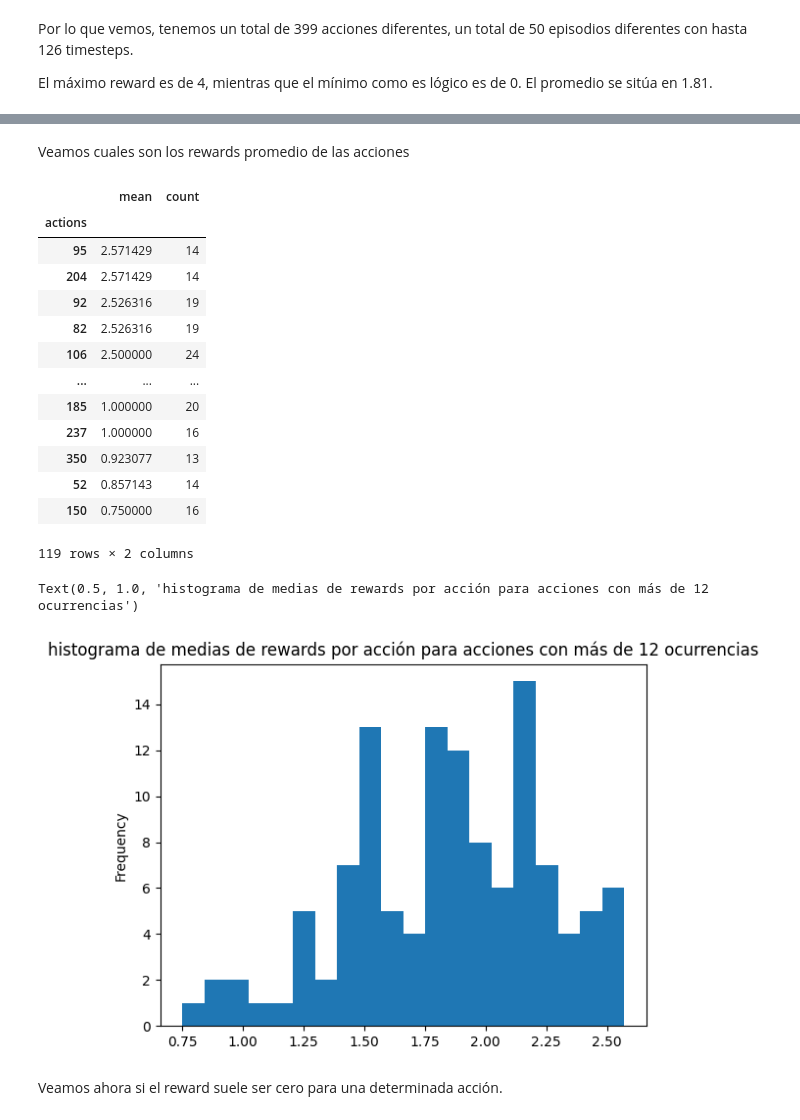
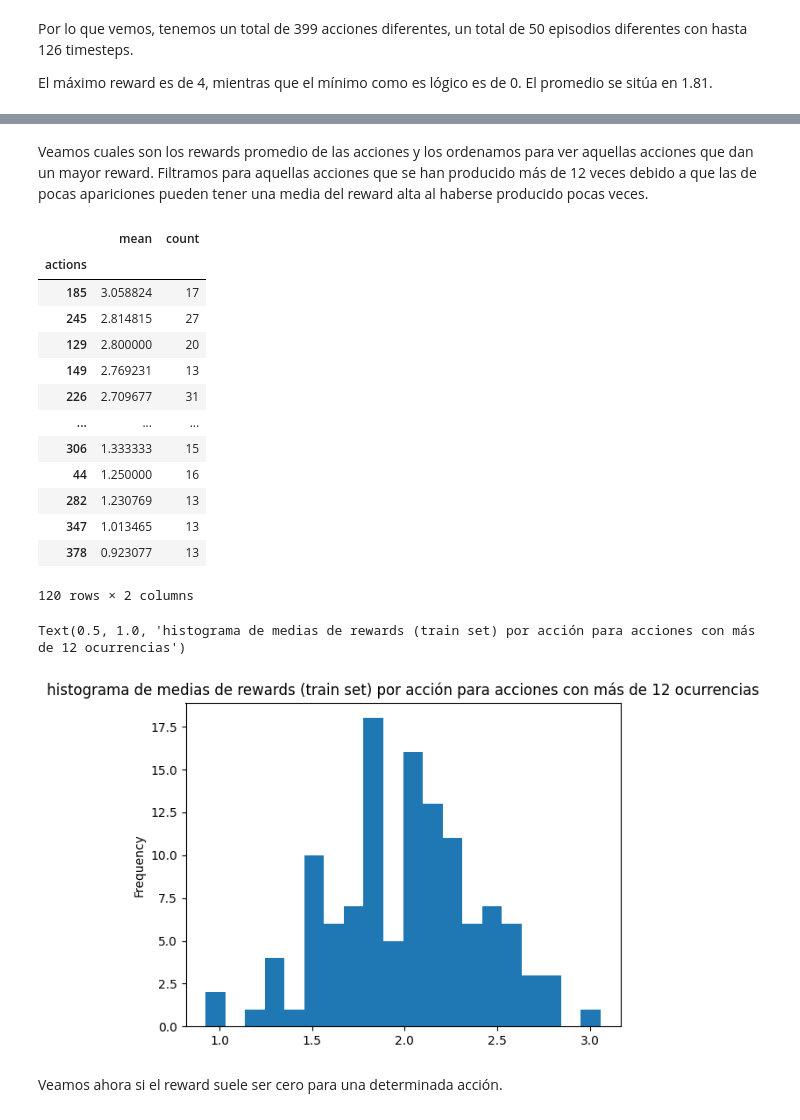
Before and after one commit to pvbl/rlrecsys, a Jupyter notebook: notebooks/03_tfm_rlrecsys-models_offline.ipynb, the cells around one changed output, grey strips where cells are left out. Cells and saved outputs as stored; diff of their text form; code cells hidden in the pictures.

```diff
--- a/notebooks/03_tfm_rlrecsys-models_offline.ipynb
+++ b/notebooks/03_tfm_rlrecsys-models_offline.ipynb
@@ -80,5 +82,6 @@ Cargamos el fichero de long Interest Rate para utilizarlo posteriormente con los
 # %%
 #OUTPUT_DIR = "C:\\Users\\Paul\\ray_results\\DQN_2022-09-01_17-40-13\\DQN_env_ie_5e8d7_00000_0_2022-09-01_17-40-13\\data"
-json_output_file = "C:\\Users\\Paul\\ray_results\\DQN_2022-09-01_17-40-13\\DQN_env_ie_5e8d7_00000_0_2022-09-01_17-40-13\\data\\output-2022-09-01_17-40-45_worker-0_1.json"
+json_output_file_evaluation = "C:\\Users\\Paul\\ray_results\\DQN_2022-09-01_17-40-13\\DQN_env_ie_5e8d7_00000_0_2022-09-01_17-40-13\\data\\output-2022-09-01_17-40-45_worker-0_1.json"
+json_output_file = "C:\\Users\\Paul\\ray_results\\DQN_2022-09-01_17-40-13\\DQN_env_ie_5e8d7_00000_0_2022-09-01_17-40-13\\data\\output-2022-09-01_17-40-22_worker-0_0.json"
 json_output_file
 # %% [output]
@@ -132,12 +135,24 @@ memory usage: 144.7+ KB
 # %% [markdown]
 ## Análisis de los datos offline
 # %%
+def explode_df(df, cols):
+    df_exp = df[cols].apply(pd.Series.explode).reset_index()
+    return df_exp
+
+def clean_cols_exploded(df_exp):
+    cols_to_float = ["rewards","prev_rewards","action_prob","dones"]
+    df_exp[cols_to_float] = df_exp[cols_to_float].astype("float")
+    cols_to_cat = ["eps_id","unroll_id"]
+    df_exp[cols_to_cat] = df_exp[cols_to_cat].astype("category")
+    return df_exp
+
+
 cols = ["eps_id","unroll_id","actions","prev_actions","t","rewards","prev_rewards","action_prob","q_values","dones"]
-df_exp = df[cols].apply(pd.Series.explode).reset_index()
-cols_to_float = ["rewards","prev_rewards","action_prob","dones"]
-df_exp[cols_to_float] = df_exp[cols_to_float].astype("float")
-cols_to_cat = ["eps_id","unroll_id"]
-df_exp[cols_to_cat] = df_exp[cols_to_cat].astype("category")
+
+df_exp = explode_df(df, cols)
+df_exp = clean_cols_exploded(df_exp)
+
+
 df_exp.head()
 # %% [output]
 |  | index | eps_id | unroll_id | actions | prev_actions | t | rewards | prev_rewards | action_prob | ... |
@@ -174,5 +189,5 @@ Text(0.5, 1.0, 'histograma de action prob')
-# %% [markdown]
-Veamos cuales son los rewards promedio de las acciones
+# %% [markdown]
+Veamos cuales son los rewards promedio de las acciones y los ordenamos para ver aquellas acciones que dan un mayor reward. Filtramos para aquellas acciones que se han producido más de 12 veces debido a que las de pocas apariciones pueden tener una media del reward alta al haberse producido pocas veces.
 # %%
 actionsbyrew = df_exp.groupby("actions").rewards.agg(["mean","count"])
 actionsbyrew = actionsbyrew[((actionsbyrew["count"]>12))]
@@ -180,24 +195,24 @@ actionsbyrew.sort_values("mean",ascending=False)
 # %% [output]
 |  | mean | count |
 | actions |  |  |
-| 95 | 2.571429 | 14 |
-| 204 | 2.571429 | 14 |
-| 92 | 2.526316 | 19 |
-| 82 | 2.526316 | 19 |
-| 106 | 2.500000 | 24 |
+| 185 | 3.058824 | 17 |
+| 245 | 2.814815 | 27 |
+| 129 | 2.800000 | 20 |
+| 149 | 2.769231 | 13 |
+| 226 | 2.709677 | 31 |
 | ... | ... | ... |
-| 185 | 1.000000 | 20 |
-| 237 | 1.000000 | 16 |
-| 350 | 0.923077 | 13 |
-| 52 | 0.857143 | 14 |
-| 150 | 0.750000 | 16 |
+| 306 | 1.333333 | 15 |
+| 44 | 1.250000 | 16 |
+| 282 | 1.230769 | 13 |
+| 347 | 1.013465 | 13 |
+| 378 | 0.923077 | 13 |
-119 rows × 2 columns
+120 rows × 2 columns
 # %%
 actionsbyrew["mean"].plot(kind="hist",bins=20)
-plt.title("histograma de medias de rewards por acción para acciones con más de 12 ocurrencias")
+plt.title("histograma de medias de rewards (train set) por acción para acciones con más de 12 ocurrencias")
 # %% [output]
-Text(0.5, 1.0, 'histograma de medias de rewards por acción para acciones con más de 12 ocurrencias')
+Text(0.5, 1.0, 'histograma de medias de rewards (train set) por acción para acciones con más de 12 ocurrencias')
-[figure, old version]
+[figure, new version]
 # %% [markdown]
 Veamos ahora si el reward suele ser cero para una determinada acción.
 # %%
```
Also changed, not shown: parts of 44 cells of this notebook, 14 other files.
